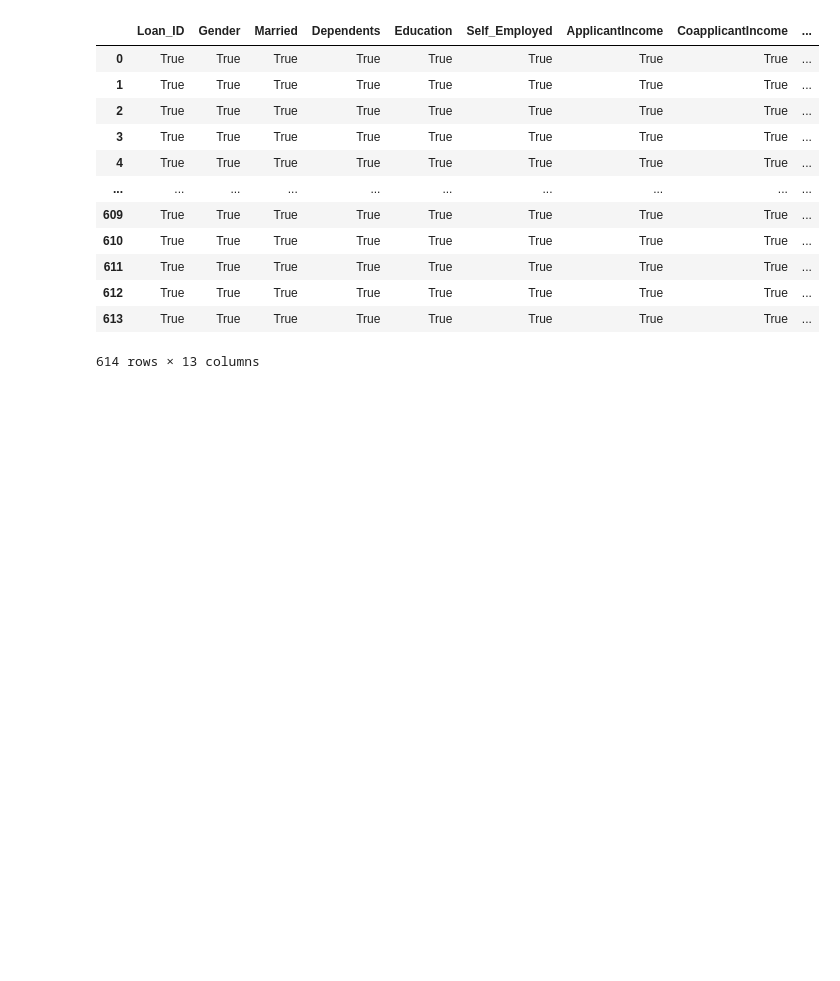
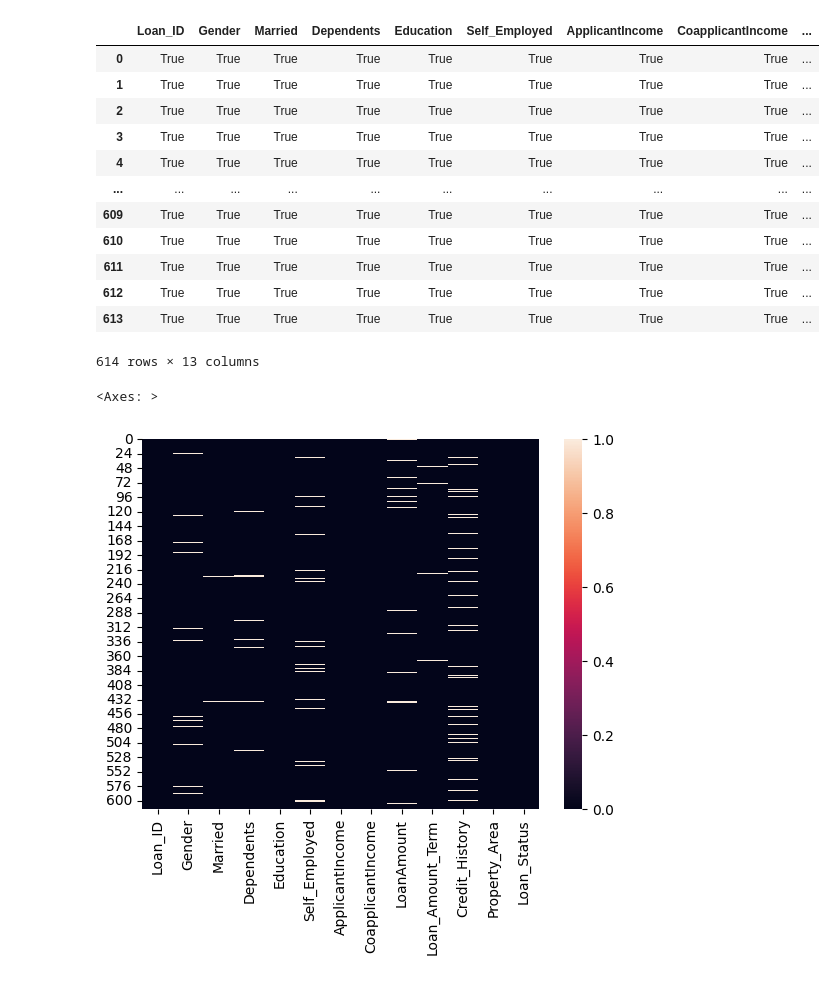
Before and after one commit to Harnoor0718/Data_Analytics, a Jupyter notebook: MissingValues.ipynb, the cells around one changed output. Cells and saved outputs as stored; diff of their text form; code cells hidden in the pictures; blank space fills up the shorter version.

```diff
--- a/MissingValues.ipynb
+++ b/MissingValues.ipynb
@@ -78,3 +80,8 @@ dataset.notnull()
 | 612 | True | True | True | True | True | True | True | True | ... |
 | 613 | True | True | True | True | True | True | True | True | ... |
 614 rows × 13 columns
+# %%
+sns.heatmap(dataset.isnull())
+# %% [output]
+<Axes: >
+[figure, added]
```
Also changed, not shown: parts of 1 cell of this notebook, 8 other files.
